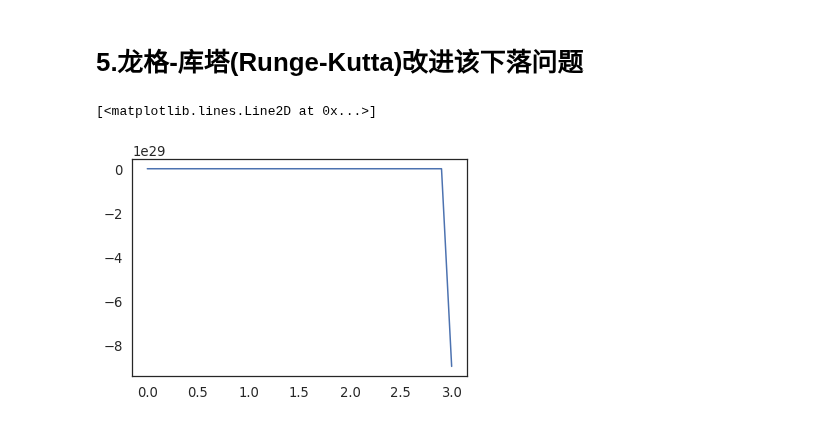
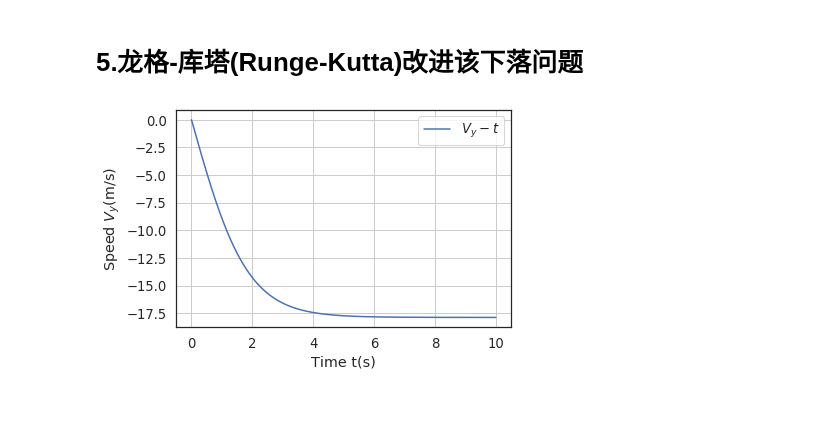
Before and after one commit to cherose2004/learning, a Jupyter notebook: project/Flight Simulation/Ch2/OTM.ipynb, the cells around one changed output. Drawn from its saved outputs; the diff is of its cells as text; code cells hidden in the pictures.

```diff
--- a/project/Flight Simulation/Ch2/OTM.ipynb
+++ b/project/Flight Simulation/Ch2/OTM.ipynb
@@ -114,14 +114,17 @@ plt.show()
 # 5.龙格-库塔(Runge-Kutta)改进该下落问题
 # %%
 import my_RK4 as rk4
-#g=9.8,k=0.03
+
 def jump_fv(t,Vy):
-    ay=-g-k*Vy**2
+    ay=-g-k*Vy*np.abs(Vy)
     return ay
     pass
 
-t,y=rk4.RK4(0,0,jump_fv,h=0.1,final=10)
-plt.plot(t,y)
+t,y=rk4.RK4(0,0,jump_fv,h=0.01,final=10)
+plt.plot(t,y,label='$V_y-t$')
+plt.legend()
+plt.xlabel('Time t(s)')
+plt.ylabel('Speed $V_y$(m/s)')
+plt.grid(True)
 # %% [output]
-[<matplotlib.lines.Line2D at 0x...>]
-[figure, old version]
+[figure, new version]
```
Also changed, not shown: parts of 2 cells of this notebook.
